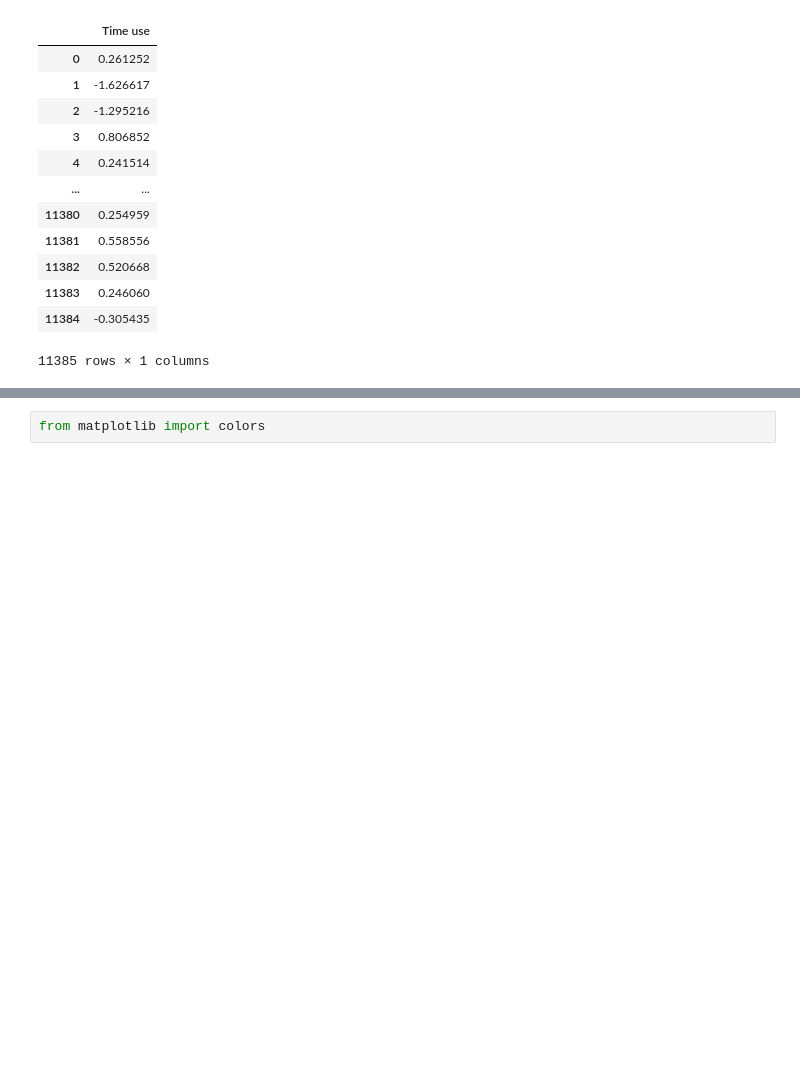
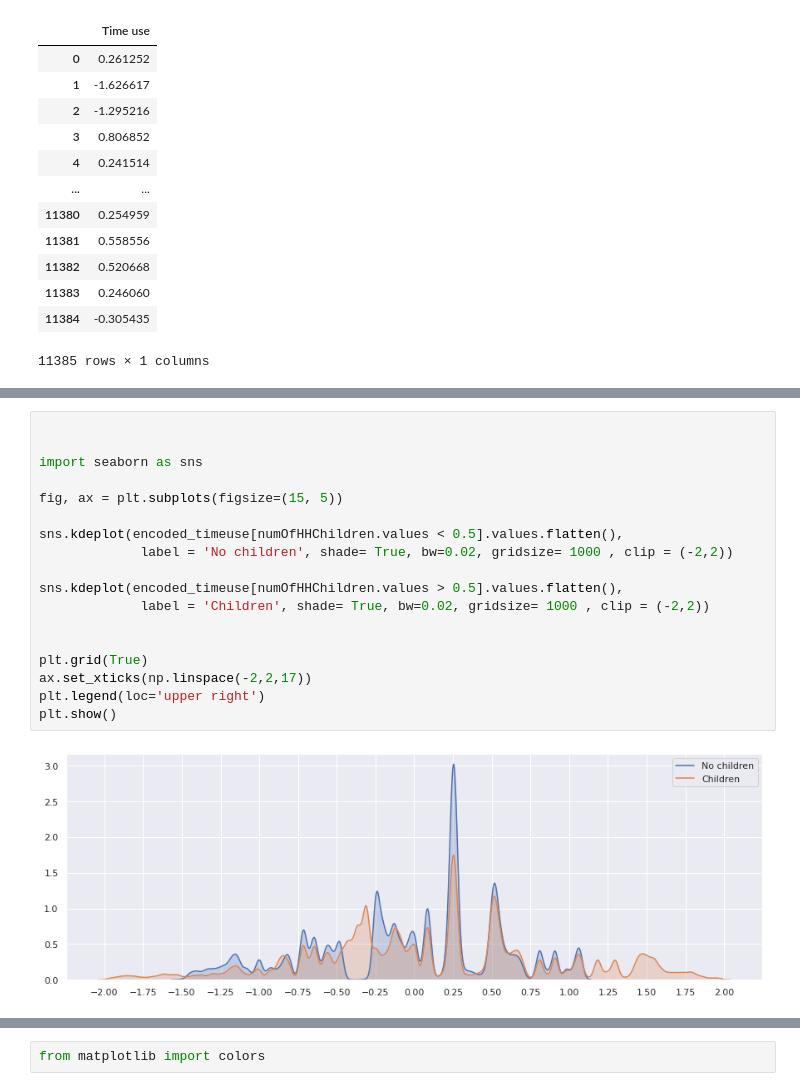
Before and after one commit to yaniv256/VAEs-in-Economics, a Jupyter notebook: Notebooks/Demographic_Data_ATUS_2013.ipynb, the cells around one changed output, grey strips where cells are left out. Cells and saved outputs as stored; diff of their text form; blank space fills up the shorter version.

```diff
--- a/Notebooks/Demographic_Data_ATUS_2013.ipynb
+++ b/Notebooks/Demographic_Data_ATUS_2013.ipynb
@@ -629,0 +659,20 @@ numpy.ndarray
+# %%
+
+
+import seaborn as sns
+
+fig, ax = plt.subplots(figsize=(15, 5))
+
+sns.kdeplot(encoded_timeuse[numOfHHChildren.values < 0.5].values.flatten(),
+             label = 'No children', shade= True, bw=0.02, gridsize= 1000 , clip = (-2,2))
+
+sns.kdeplot(encoded_timeuse[numOfHHChildren.values > 0.5].values.flatten(),
+             label = 'Children', shade= True, bw=0.02, gridsize= 1000 , clip = (-2,2))
+
+
+plt.grid(True)
+ax.set_xticks(np.linspace(-2,2,17))
+plt.legend(loc='upper right')
+plt.show()
+# %% [output]
+[figure, added]
```
Also changed, not shown: parts of 14 cells of this notebook.
